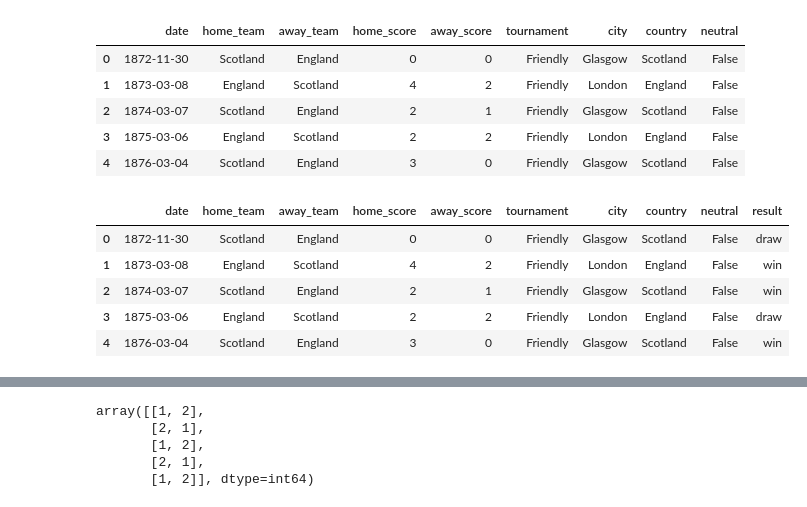
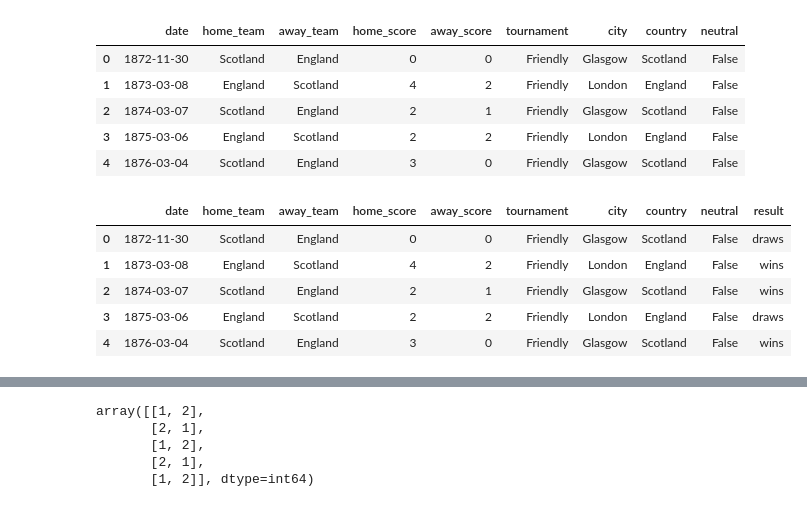
Before and after one commit to hernancontigiani/football-result-predictor, a Jupyter notebook: football_predictor.ipynb, the cells around one changed output, grey strips where cells are left out. Cells and saved outputs as stored; diff of their text form; code cells hidden in the pictures.

```diff
--- a/football_predictor.ipynb
+++ b/football_predictor.ipynb
@@ -26,15 +26,15 @@ df.head()
 | 3 | 1875-03-06 | England | Scotland | 2 | 2 | Friendly | London | England | False |
 | 4 | 1876-03-04 | Scotland | England | 3 | 0 | Friendly | Glasgow | Scotland | False |
 # %%
-df['result'] = df.apply(lambda x : 'win' if x.home_score > x.away_score else 'loose' if x.home_score < x.away_score else 'draw', axis=1)
+df['result'] = df.apply(lambda x : 'wins' if x.home_score > x.away_score else 'loses' if x.home_score < x.away_score else 'draws', axis=1)
 df.head()
 # %% [output]
 |  | date | home_team | away_team | home_score | away_score | tournament | city | country | neutral | result |
-| 0 | 1872-11-30 | Scotland | England | 0 | 0 | Friendly | Glasgow | Scotland | False | draw |
-| 1 | 1873-03-08 | England | Scotland | 4 | 2 | Friendly | London | England | False | win |
-| 2 | 1874-03-07 | Scotland | England | 2 | 1 | Friendly | Glasgow | Scotland | False | win |
-| 3 | 1875-03-06 | England | Scotland | 2 | 2 | Friendly | London | England | False | draw |
-| 4 | 1876-03-04 | Scotland | England | 3 | 0 | Friendly | Glasgow | Scotland | False | win |
+| 0 | 1872-11-30 | Scotland | England | 0 | 0 | Friendly | Glasgow | Scotland | False | draws |
+| 1 | 1873-03-08 | England | Scotland | 4 | 2 | Friendly | London | England | False | wins |
+| 2 | 1874-03-07 | Scotland | England | 2 | 1 | Friendly | Glasgow | Scotland | False | wins |
+| 3 | 1875-03-06 | England | Scotland | 2 | 2 | Friendly | London | England | False | draws |
+| 4 | 1876-03-04 | Scotland | England | 3 | 0 | Friendly | Glasgow | Scotland | False | wins |
 # %%
 # dic = eval(df['home_team'].values)
 teams = list(dict.fromkeys(df['home_team'].values.tolist() + df['away_team'].values.tolist()))
```
Also changed, not shown: parts of 7 cells of this notebook, 3 other files.
